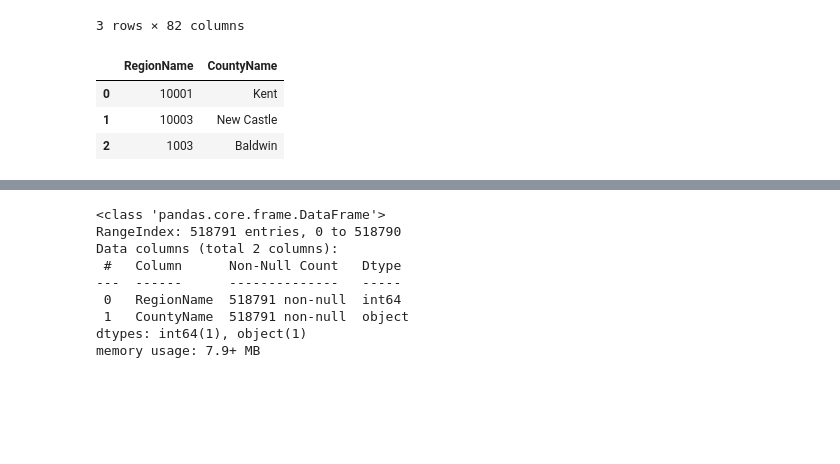
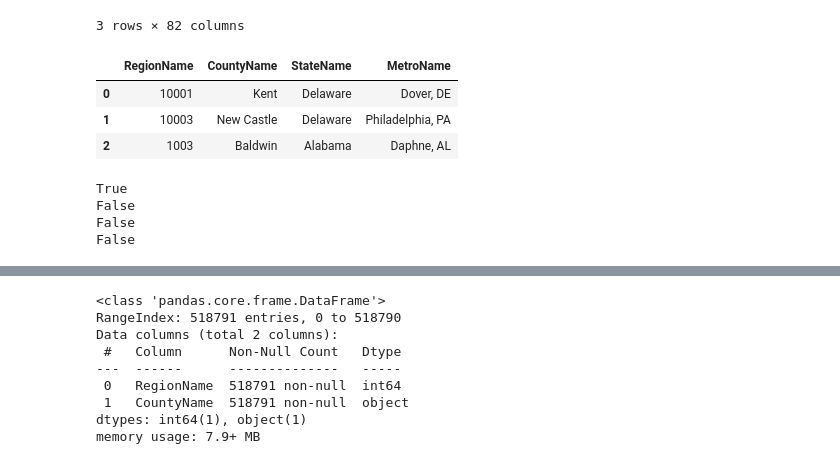
Before and after one commit to rage-against-the-machine-learning/rent-v-buy, a Jupyter notebook: notebooks/01-Inspect-Data-County.ipynb, the cells around one changed output, grey strips where cells are left out. Drawn from its saved outputs; the diff is of its cells as text; code cells hidden in the pictures; blank space fills up the shorter version.

Commit message:
tryna see what regions to choose

```diff
--- a/notebooks/01-Inspect-Data-County.ipynb
+++ b/notebooks/01-Inspect-Data-County.ipynb
@@ -22,5 +27,5 @@ os.listdir('../data/interim/')
 # %% [markdown]
 ### State_time_series & County_time_series
 # %%
-state_ts = pd.read_pickle('../data/interim/State_time_series.pickle')
-county_ts = pd.read_pickle('../data/interim/County_time_series.pickle')
+state_ts = pd.read_csv('../data/interim/State_time_series.csv')
+county_ts = pd.read_csv('../data/interim/County_time_series.csv')
@@ -53,7 +52,7 @@ numpy.int64
     - if CountyFIPS is 2 digits then there's a leading 0
     - StateFIPS is only 2 digits long
 # %%
-county_xwalk = pd.read_pickle('../data/interim/CountyCrossWalk_Zillow.pickle')
+county_xwalk = pd.read_csv('../data/interim/CountyCrossWalk_Zillow.csv')
 county_xwalk.shape
 # %% [output]
 (3144, 10)
@@ -89,6 +117,12 @@ print(county_ts['RegionName'].isin(xwalk_CBSACode).sum())
 # %%
 # Create a dictionary with {key=FIP: value=CountyName}
 countyname_by_FIPS = dict(zip(county_xwalk['FIPS'], county_xwalk['CountyName']))
+
+# Create a dictionary with {key=FIP: value=StateName}
+statename_by_FIPS = dict(zip(county_xwalk['FIPS'], county_xwalk['StateName']))
+
+# Create a dictionary with {key=FIP: value=MetroName_Zillow}
+metroname_by_FIPS = dict(zip(county_xwalk['FIPS'], county_xwalk['MetroName_Zillow']))
 # %%
 county_ts.head(3)
 # %% [output]
@@ -100,19 +134,37 @@ county_ts.head(3)
 # %%
 # Use the `countyname_by_FIPS` dictionary to impute a new column in the `county_ts` DataFrame
 
 countyName_column = []
+stateName_column = []
+metroName_column = []
+
 for row in county_ts.itertuples():
+    # row.RegionName == crosswalk table's FIPS
     if row.RegionName in countyname_by_FIPS:
         countyName_column.append(countyname_by_FIPS[row.RegionName])
+        stateName_column.append(statename_by_FIPS[row.RegionName])
+        metroName_column.append(metroname_by_FIPS[row.RegionName])
     else:
         countyName_column.append(np.nan)
 
-assert len(countyName_column) == len(county_ts), 'mismatched lengths'
+assert len(countyName_column) == len(county_ts) == len(stateName_column) == len(metroName_column)
 
 county_ts['CountyName'] = countyName_column
-county_ts[['RegionName', 'CountyName']].head(3)
+county_ts['StateName'] = stateName_column
+county_ts['MetroName'] = metroName_column
+
+
+county_ts[['RegionName', 'CountyName', 'StateName', 'MetroName']].head(3)
 # %% [output]
-|  | RegionName | CountyName |
-| 0 | 10001 | Kent |
-| 1 | 10003 | New Castle |
-| 2 | 1003 | Baldwin |
+|  | RegionName | CountyName | StateName | MetroName |
+| 0 | 10001 | Kent | Delaware | Dover, DE |
+| 1 | 10003 | New Castle | Delaware | Philadelphia, PA |
+| 2 | 1003 | Baldwin | Alabama | Daphne, AL |
+# %%
+for k, v in state_region_d.items():
+    print ('California' in v)
+# %% [output]
+True
+False
+False
+False
```
Also changed, not shown: parts of 15 cells of this notebook, 1 other file.
